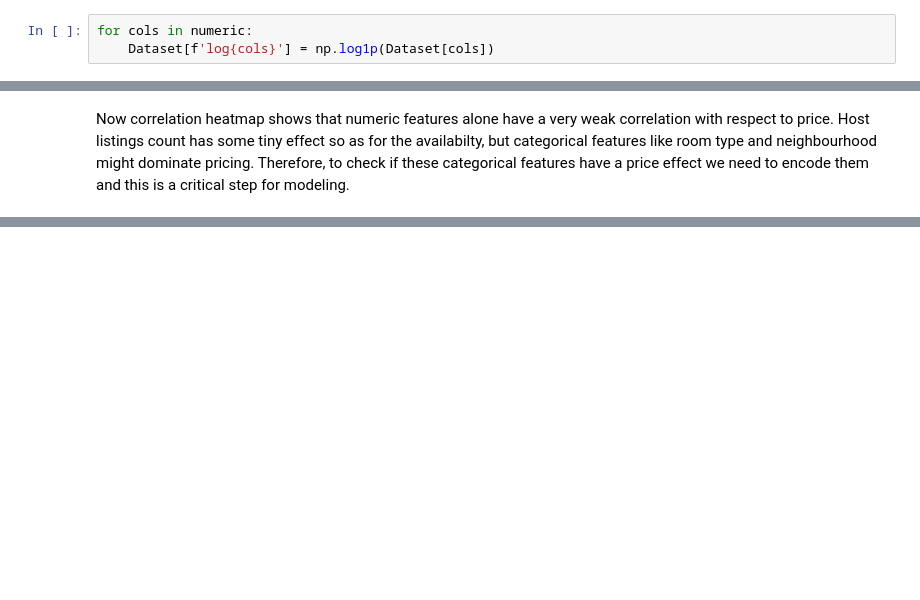
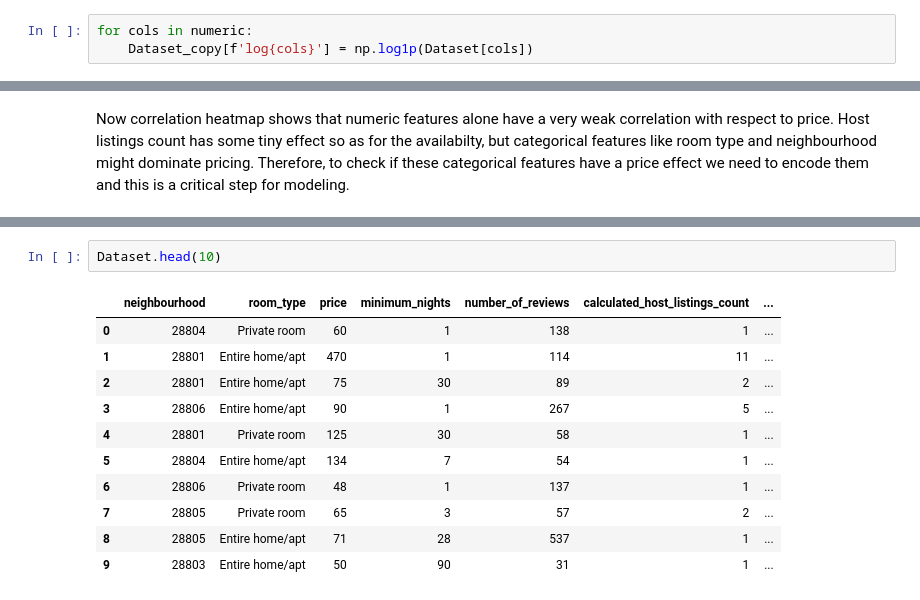
Before and after one commit to AryanSharma1017/Dynamic-Pricing-System, a Jupyter notebook: model.ipynb, the cells around one changed output, grey strips where cells are left out. Saved outputs shown, nothing was run; the diff lists cells and outputs as text; blank space fills up the shorter version.

```diff
--- a/model.ipynb
+++ b/model.ipynb
@@ -141,6 +143,6 @@ for plots in numeric:
 # %%
 for cols in numeric:
-    Dataset[f'log{cols}'] = np.log1p(Dataset[cols])
+    Dataset_copy[f'log{cols}'] = np.log1p(Dataset[cols])
 # %%
 Dataset.columns
 # %% [output]
@@ -178,0 +195,14 @@ Now correlation heatmap shows that numeric features alone have a very weak corre
+# %%
+Dataset.head(10)
+# %% [output]
+|  | neighbourhood | room_type | price | minimum_nights | number_of_reviews | calculated_host_listings_count | ... |
+| 0 | 28804 | Private room | 60 | 1 | 138 | 1 | ... |
+| 1 | 28801 | Entire home/apt | 470 | 1 | 114 | 11 | ... |
+| 2 | 28801 | Entire home/apt | 75 | 30 | 89 | 2 | ... |
+| 3 | 28806 | Entire home/apt | 90 | 1 | 267 | 5 | ... |
+| 4 | 28801 | Private room | 125 | 30 | 58 | 1 | ... |
+| 5 | 28804 | Entire home/apt | 134 | 7 | 54 | 1 | ... |
+| 6 | 28806 | Private room | 48 | 1 | 137 | 1 | ... |
+| 7 | 28805 | Private room | 65 | 3 | 57 | 2 | ... |
+| 8 | 28805 | Entire home/apt | 71 | 28 | 537 | 1 | ... |
+| 9 | 28803 | Entire home/apt | 50 | 90 | 31 | 1 | ... |
```
Also changed, not shown: parts of 16 cells of this notebook.
